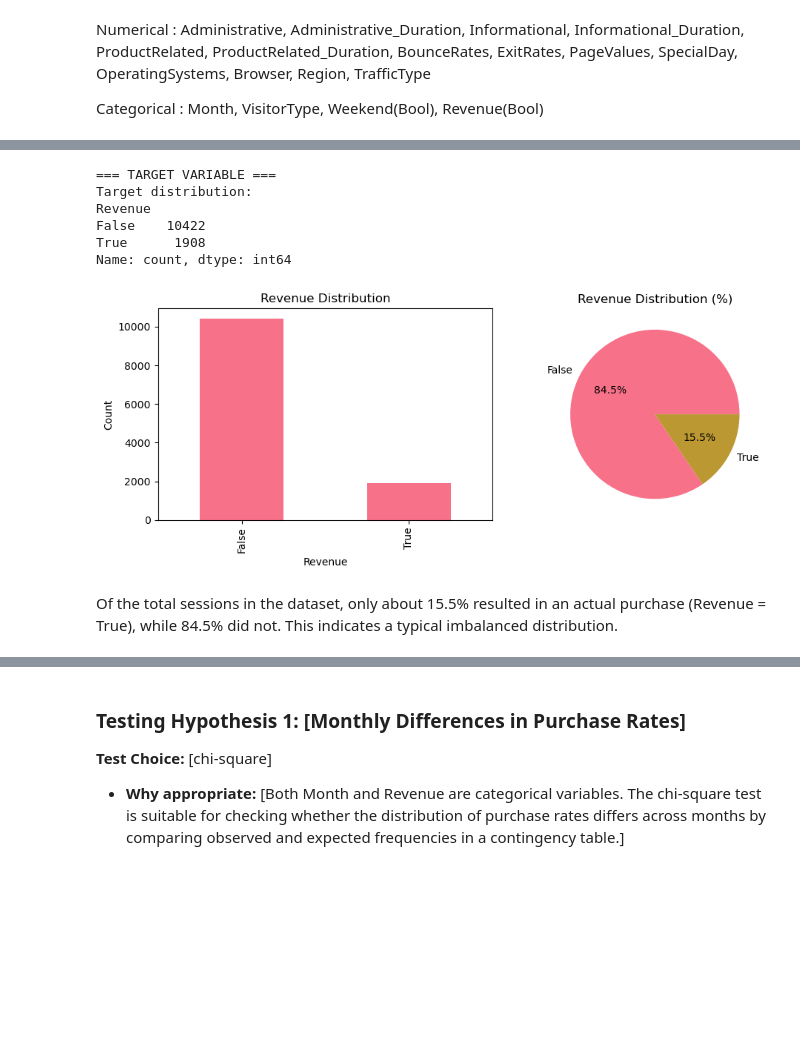
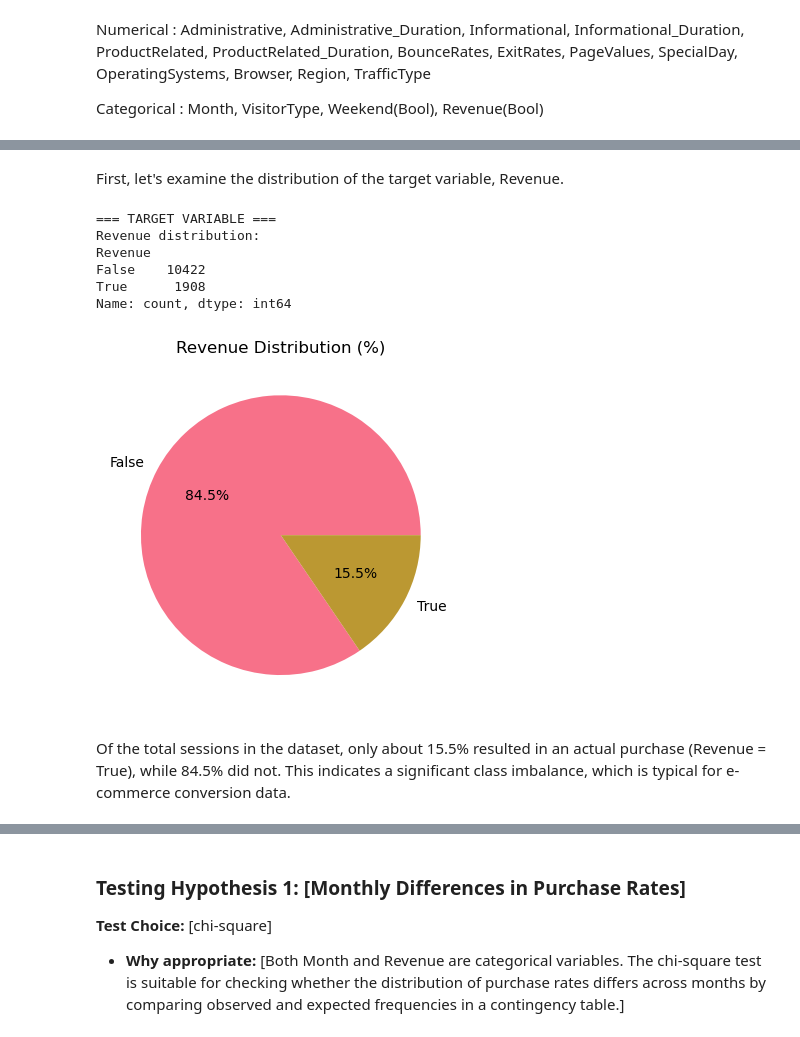
Before and after one commit to zachxwalton/spark-seprep, a Jupyter notebook: student-work/assignment-5/assignment5-Junyoung_Seo.ipynb, the cells around one changed output, grey strips where cells are left out. Cells and saved outputs as stored; diff of their text form; code cells hidden in the pictures; blank space fills up the shorter version.

Commit message:
Assignment 5 about EDA, hypothesis testing, and key findings on Online Shoppers Purchasing Intention dataset version 2

```diff
--- a/student-work/assignment-5/assignment5-Junyoung_Seo.ipynb
+++ b/student-work/assignment-5/assignment5-Junyoung_Seo.ipynb
@@ -88,35 +92,31 @@ Basic statistics:
 | 50% | 1.000000 | 7.500000 | 0.000000 | 0.000000 | 18.000000 | ... |
 | 75% | 4.000000 | 93.256250 | 0.000000 | 0.000000 | 38.000000 | ... |
 | max | 27.000000 | 3398.750000 | 24.000000 | 2549.375000 | 705.000000 | ... |
+# %% [markdown]
+First, let's examine the distribution of the target variable, Revenue.
 # %%
 # Target variable analysis
 print("=== TARGET VARIABLE ===")
 revenue_counts = df['Revenue'].value_counts()
-print(f"Target distribution:")
+print(f"Revenue distribution:")
 print(revenue_counts)
 
 # Visualize Revenue distribution
 plt.figure(figsize=(10, 4))
-
-plt.subplot(1, 2, 1)
-revenue_counts.plot(kind='bar')
-plt.title('Revenue Distribution')
-plt.xlabel('Revenue')
-plt.ylabel('Count')
 
 plt.subplot(1, 2, 2)
 plt.pie(revenue_counts.values, labels=revenue_counts.index, autopct='%1.1f%%')
 plt.title('Revenue Distribution (%)')
 
 plt.tight_layout()
 plt.show()
 # %% [output]
 === TARGET VARIABLE ===
-Target distribution:
+Revenue distribution:
 Revenue
 False    10422
 True      1908
 Name: count, dtype: int64
-[figure, old version]
+[figure, new version]
 # %% [markdown]
-Of the total sessions in the dataset, only about 15.5% resulted in an actual purchase (Revenue = True), while 84.5% did not. This indicates a typical imbalanced distribution.
+Of the total sessions in the dataset, only about 15.5% resulted in an actual purchase (Revenue = True), while 84.5% did not. This indicates a significant class imbalance, which is typical for e-commerce conversion data.
```
Also changed, not shown: parts of 32 cells of this notebook.
